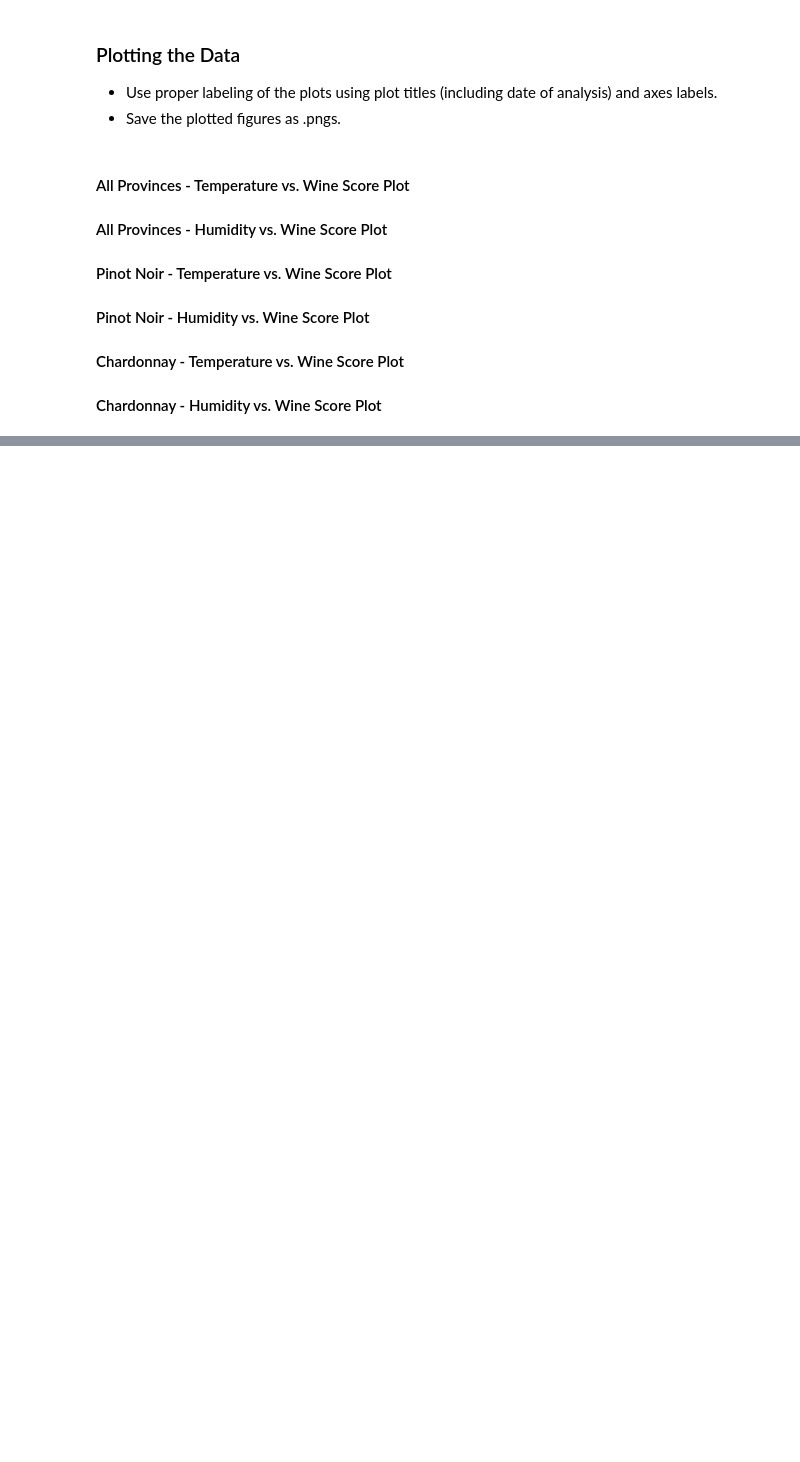
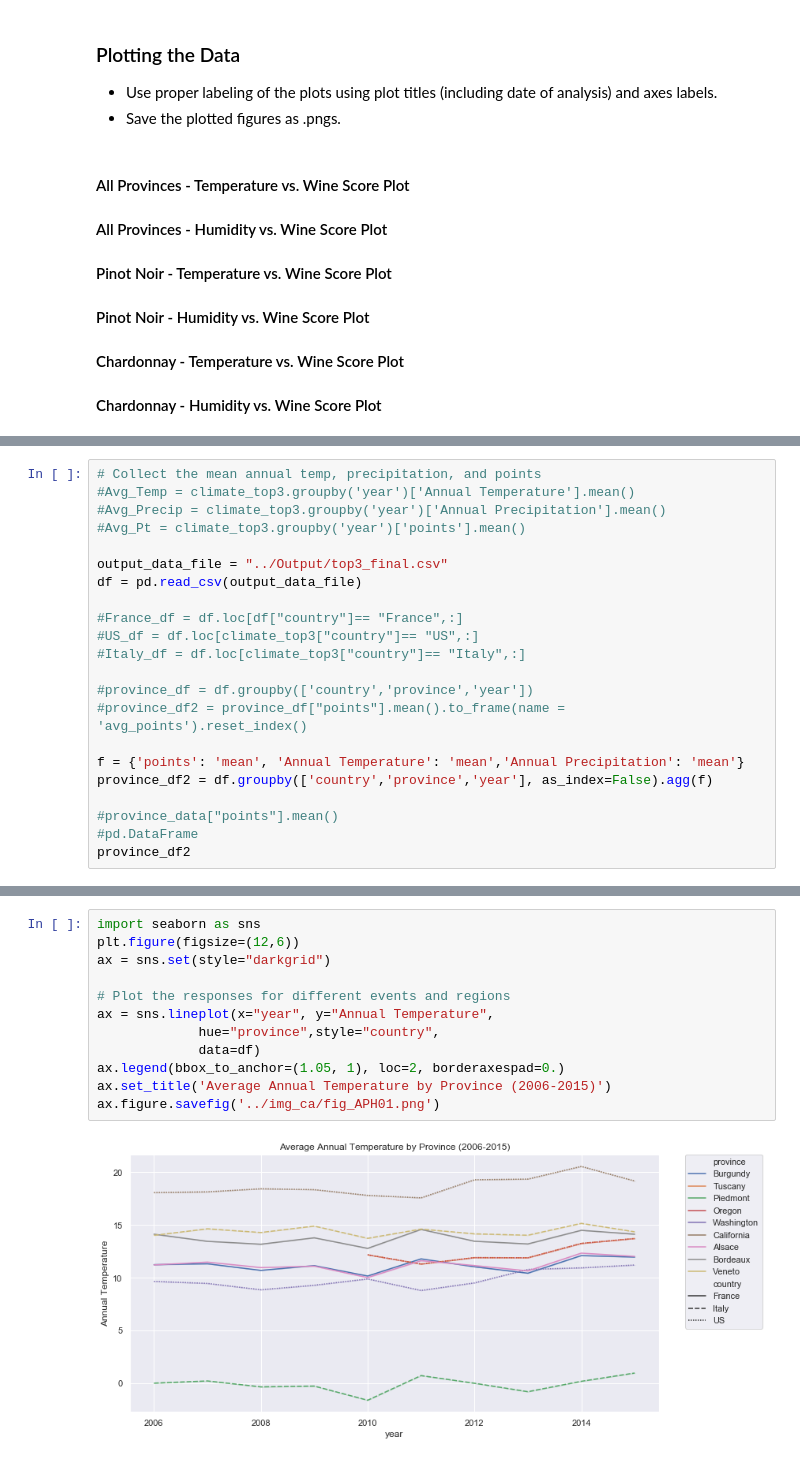
Before and after one commit to halotx3/ccass-wine-ds, a Jupyter notebook: APH/WinoAPH_Climate.ipynb, the cells around one changed output, grey strips where cells are left out. Cells and saved outputs as stored; diff of their text form; blank space fills up the shorter version.

```diff
--- a/APH/WinoAPH_Climate.ipynb
+++ b/APH/WinoAPH_Climate.ipynb
@@ -472,0 +220,22 @@ The regression displays no correlation between data sets.
+# %%
+# Collect the mean annual temp, precipitation, and points
+#Avg_Temp = climate_top3.groupby('year')['Annual Temperature'].mean()
+#Avg_Precip = climate_top3.groupby('year')['Annual Precipitation'].mean()
+#Avg_Pt = climate_top3.groupby('year')['points'].mean()
+
+output_data_file = "../Output/top3_final.csv"
+df = pd.read_csv(output_data_file)
+
+#France_df = df.loc[df["country"]== "France",:]
+#US_df = df.loc[climate_top3["country"]== "US",:]
+#Italy_df = df.loc[climate_top3["country"]== "Italy",:]
+
+#province_df = df.groupby(['country','province','year'])
+#province_df2 = province_df["points"].mean().to_frame(name = 'avg_points').reset_index()
+
+f = {'points': 'mean', 'Annual Temperature': 'mean','Annual Precipitation': 'mean'}
+province_df2 = df.groupby(['country','province','year'], as_index=False).agg(f)
+
+#province_data["points"].mean()
+#pd.DataFrame
+province_df2
@@ -472,0 +256,14 @@ The regression displays no correlation between data sets.
+# %%
+import seaborn as sns
+plt.figure(figsize=(12,6))
+ax = sns.set(style="darkgrid")
+
+# Plot the responses for different events and regions
+ax = sns.lineplot(x="year", y="Annual Temperature",
+             hue="province",style="country",
+             data=df)
+ax.legend(bbox_to_anchor=(1.05, 1), loc=2, borderaxespad=0.)
+ax.set_title('Average Annual Temperature by Province (2006-2015)')
+ax.figure.savefig('../img_ca/fig_APH01.png')
+# %% [output]
+[figure, added]
```
Also changed, not shown: parts of 35 cells of this notebook, 6 other files.
